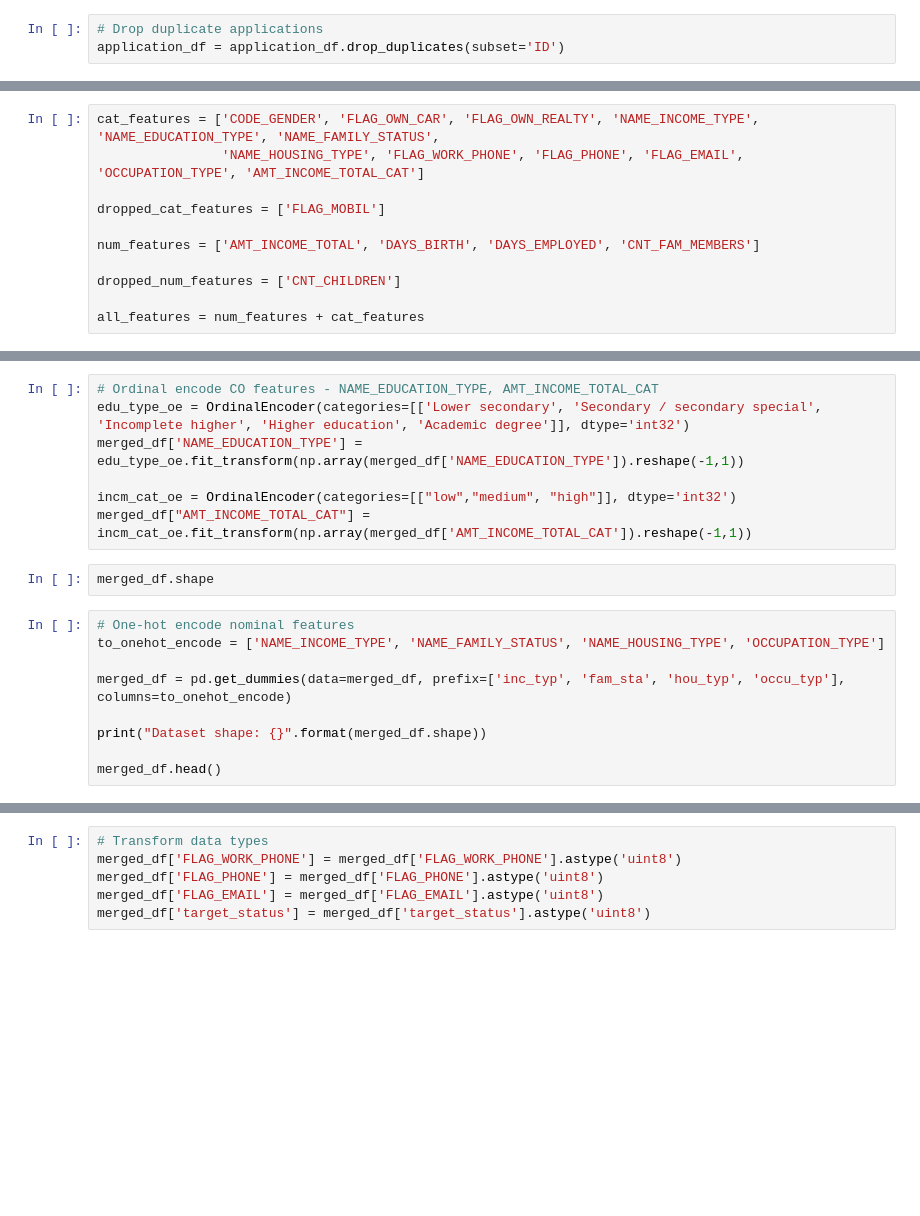
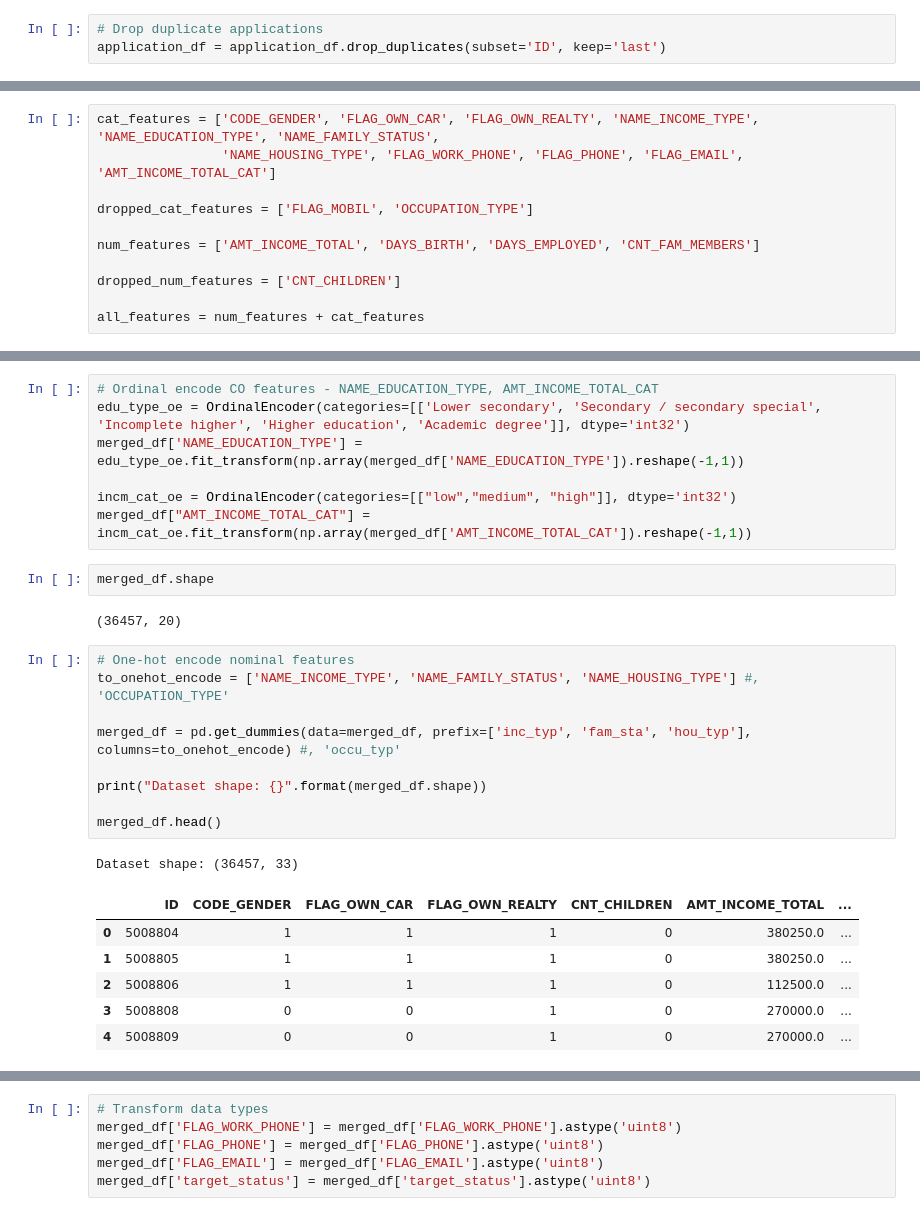
Before and after one commit to Chilthalanka/credit-card-approval-prediction, a Jupyter notebook: credit-card-approval-prediction.ipynb, the cells around one changed output, grey strips where cells are left out. Cells and saved outputs as stored; diff of their text form; blank space fills up the shorter version.

```diff
--- a/credit-card-approval-prediction.ipynb
+++ b/credit-card-approval-prediction.ipynb
@@ -134,7 +160,7 @@ credit_df.head()
 ### Data Pre-processing
 # %%
 # Drop duplicate applications
-application_df = application_df.drop_duplicates(subset='ID')
+application_df = application_df.drop_duplicates(subset='ID', keep='last')
 # %%
 # Target label creation - target=1 (high risk) iff there is at least one month where user is late on payments by 30 days or more
 credit_df['target_status'] = np.where((credit_df['STATUS']=='0')|(credit_df['STATUS']=='C')|(credit_df['STATUS']=='X'), 0, 1)
@@ -158,9 +191,9 @@ merged_df['DAYS_EMPLOYED'] = -1 * merged_df['DAYS_EMPLOYED']
 merged_df['DAYS_EMPLOYED'] = np.where((merged_df['DAYS_EMPLOYED']<=0), 0, merged_df['DAYS_EMPLOYED'])
 # %%
 cat_features = ['CODE_GENDER', 'FLAG_OWN_CAR', 'FLAG_OWN_REALTY', 'NAME_INCOME_TYPE', 'NAME_EDUCATION_TYPE', 'NAME_FAMILY_STATUS',
-                'NAME_HOUSING_TYPE', 'FLAG_WORK_PHONE', 'FLAG_PHONE', 'FLAG_EMAIL', 'OCCUPATION_TYPE', 'AMT_INCOME_TOTAL_CAT']
+                'NAME_HOUSING_TYPE', 'FLAG_WORK_PHONE', 'FLAG_PHONE', 'FLAG_EMAIL', 'AMT_INCOME_TOTAL_CAT']
 
-dropped_cat_features = ['FLAG_MOBIL']
+dropped_cat_features = ['FLAG_MOBIL', 'OCCUPATION_TYPE']
 
 num_features = ['AMT_INCOME_TOTAL', 'DAYS_BIRTH', 'DAYS_EMPLOYED', 'CNT_FAM_MEMBERS']
 
@@ -191,14 +240,24 @@ incm_cat_oe = OrdinalEncoder(categories=[["low","medium", "high"]], dtype='int32
 merged_df["AMT_INCOME_TOTAL_CAT"] = incm_cat_oe.fit_transform(np.array(merged_df['AMT_INCOME_TOTAL_CAT']).reshape(-1,1))
 # %%
 merged_df.shape
+# %% [output]
+(36457, 20)
 # %%
 # One-hot encode nominal features
-to_onehot_encode = ['NAME_INCOME_TYPE', 'NAME_FAMILY_STATUS', 'NAME_HOUSING_TYPE', 'OCCUPATION_TYPE']
+to_onehot_encode = ['NAME_INCOME_TYPE', 'NAME_FAMILY_STATUS', 'NAME_HOUSING_TYPE'] #, 'OCCUPATION_TYPE'
 
-merged_df = pd.get_dummies(data=merged_df, prefix=['inc_typ', 'fam_sta', 'hou_typ', 'occu_typ'], columns=to_onehot_encode)
+merged_df = pd.get_dummies(data=merged_df, prefix=['inc_typ', 'fam_sta', 'hou_typ'], columns=to_onehot_encode) #, 'occu_typ'
 
 print("Dataset shape: {}".format(merged_df.shape))
 
 merged_df.head()
+# %% [output]
+Dataset shape: (36457, 33)
+|  | ID | CODE_GENDER | FLAG_OWN_CAR | FLAG_OWN_REALTY | CNT_CHILDREN | AMT_INCOME_TOTAL | ... |
+| 0 | 5008804 | 1 | 1 | 1 | 0 | 380250.0 | ... |
+| 1 | 5008805 | 1 | 1 | 1 | 0 | 380250.0 | ... |
+| 2 | 5008806 | 1 | 1 | 1 | 0 | 112500.0 | ... |
+| 3 | 5008808 | 0 | 0 | 1 | 0 | 270000.0 | ... |
+| 4 | 5008809 | 0 | 0 | 1 | 0 | 270000.0 | ... |
 # %%
 merged_df.info(verbose=True)
```
Also changed, not shown: parts of 25 cells of this notebook.
